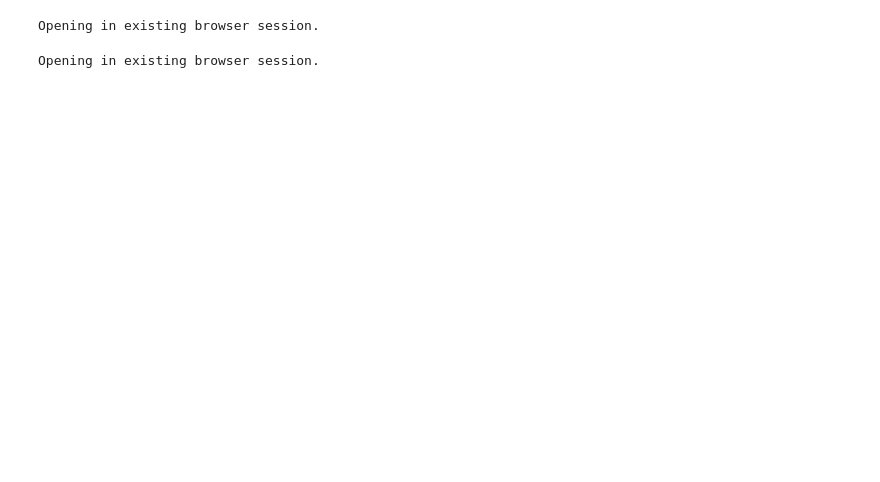
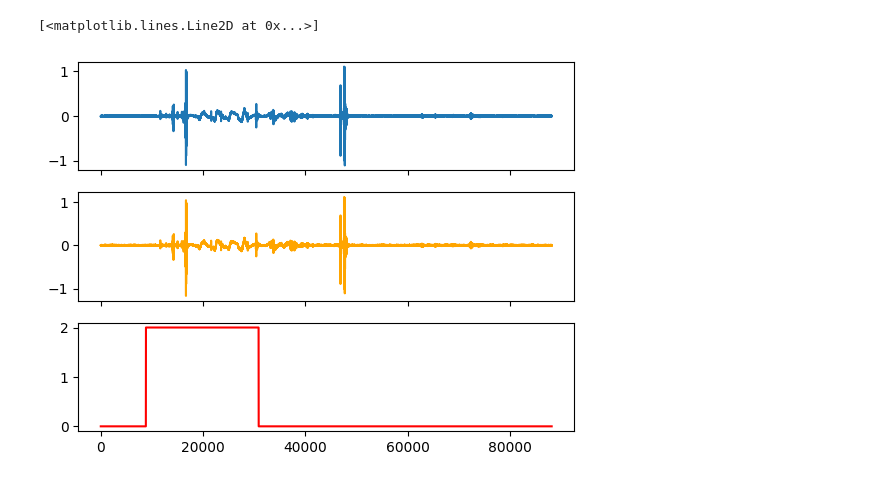
Before and after one commit to Musa-Azeem/who-opened-the-door, a Jupyter notebook: prototype.ipynb, the cells around one changed output. Saved outputs shown, nothing was run; the diff lists cells and outputs as text; code cells hidden in the pictures; blank space fills up the shorter version.

```diff
--- a/prototype.ipynb
+++ b/prototype.ipynb
@@ -6,7 +12,8 @@ from torch.utils.data import Dataset
+# %%
+audiofile = Path('/home/musa/who-opened-the-door/data/april_12_7h.ogg')
+labelsfile = Path('/home/musa/who-opened-the-door/data/april_12.json')
 # %%
-file = Path('/home/musa/dev/who-opened-the-door/data/2024-04-03_15_07_57-part1.ogg')
-file = Path('/home/musa/dev/who-opened-the-door/data/tmp1.ogg')
-metadata = torchaudio.info(str(file))
+metadata = torchaudio.info(str(audiofile))
 sample_rate = metadata.sample_rate
 n_frames = metadata.num_frames
 n_channels = metadata.num_channels
@@ -17,6 +37,6 @@ sample_rate, n_frames, n_channels, encoding
 # %%
 class AudioDataset(Dataset):
-    def __init__(self, audio_file, metadata=None, chunk_size=50_000_000):
+    def __init__(self, audio_file, labelsfile, metadata=None, chunk_size=50_000_000):
         audio_file = str(audio_file)
         self.audio_file = audio_file
         self.chunk_size = chunk_size
@@ -24,7 +44,21 @@ class AudioDataset(Dataset):
         if not metadata:
             metadata = torchaudio.info(audio_file)
 
-        self.num_chunks = metadata.num_frames // chunk_size
+        if self.chunk_size is None:
+            self.chunk_size = metadata.num_frames
+
+        self.num_chunks = metadata.num_frames // self.chunk_size
+
+        labels = json.load(open(labelsfile))
+        self.y = torch.zeros(metadata.num_frames, dtype=torch.int64)
+        for label in labels:
+            start = label['start']
+            person = label['label'] # for now, just binary classification so ignore
+            d = datetime.strptime(start, '%H:%M:%S')
+            d = timedelta(hours=d.hour, minutes=d.minute, seconds=d.second)
+            start_time = int(d.total_seconds() * metadata.sample_rate)
+            end_time = start_time + 5 * metadata.sample_rate # 5 seconds
+            self.y[start_time:end_time] = float(labels_map[person])
 
     def __len__(self):
         return self.num_chunks
@@ -32,10 +66,12 @@ class AudioDataset(Dataset):
     def __getitem__(self, idx):
         start_frame = idx * self.chunk_size
         audio_chunk, _ = torchaudio.load(self.audio_file, frame_offset=start_frame, num_frames=self.chunk_size)
-        return audio_chunk
-audioDataset = AudioDataset(file, metadata)
+        labels = self.y[start_frame:start_frame+self.chunk_size]
+        return audio_chunk, labels
 # %%
-wave = audioDataset[0]
+chunk_size = 100_000_000
+audioDataset = AudioDataset(audiofile, labelsfile, metadata, chunk_size)
+wave, labels = audioDataset[1]
 # number of mb in the audio file:
 len(wave.flatten()) * wave.element_size() / 1e6
 # %% [output]
@@ -75,32 +79,11 @@ wave = audioDataset[i]
-# %%
-import pandas as pd
-import numpy as np
-from datetime import timedelta
-import plotly.express as px
-
-df = pd.DataFrame(wave.T, columns=['channel1', 'channel2'])
-df.index = df.index + i*audioDataset.chunk_size
-df['time_s'] = df.index / sample_rate
-df = df[::500]
-df['timedelta'] = df['time_s'].apply(lambda x: str(timedelta(seconds=x)))
-
-fig = px.line(df, x='timedelta', y=['channel1', 'channel2'])
-# update layout to show xticklabels as timedelta
-# fig.update_layout(xaxis=dict(
-#     tickmode='array',
-#     tickvals=df.index,
-#     ticktext=df['timedelta']
-# ))
-fig.show(renderer='browser')
-# %% [output]
-Opening in existing browser session.
-# %%
-# manual labelling
-labels = [
-    {'start': '00:03:09', 'end': '00:03:11', 'label': 'Alireza'},
-    {'start': '00:41:08', 'end': '00:41:10', 'label': 'Hamed'},
-    {'start': '00:52:42', 'end': '00:52:44', 'label': 'Musa'},
-    # ...
-]
-# %% [output]
-Opening in existing browser session.
+# %%
+fig,axes = plt.subplots(3, sharex=True)
+start_time = (0*3600 + 21*60 + 50) * sample_rate
+wave, labels = audioDataset[start_time // chunk_size]
+start_time = start_time % chunk_size
+axes[0].plot(wave[0,start_time:start_time+20*sample_rate:10].numpy())
+axes[1].plot(wave[1,start_time:start_time+20*sample_rate:10].numpy(), color='orange')
+axes[2].plot(labels[start_time:start_time+20*sample_rate:10].numpy(), color='red')
+# %% [output]
+[<matplotlib.lines.Line2D at 0x...>]
+[figure, added]
```
Also changed, not shown: parts of 16 cells of this notebook, 1 other file.
